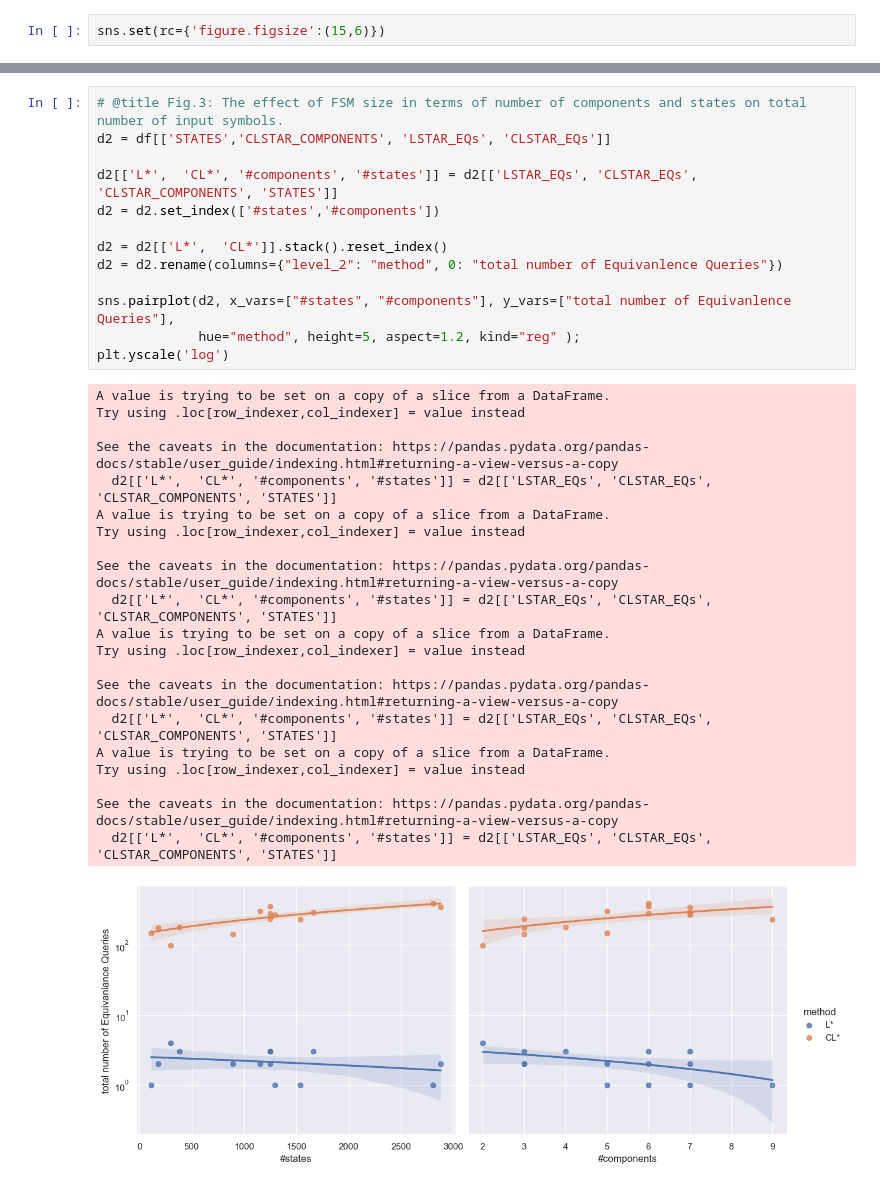
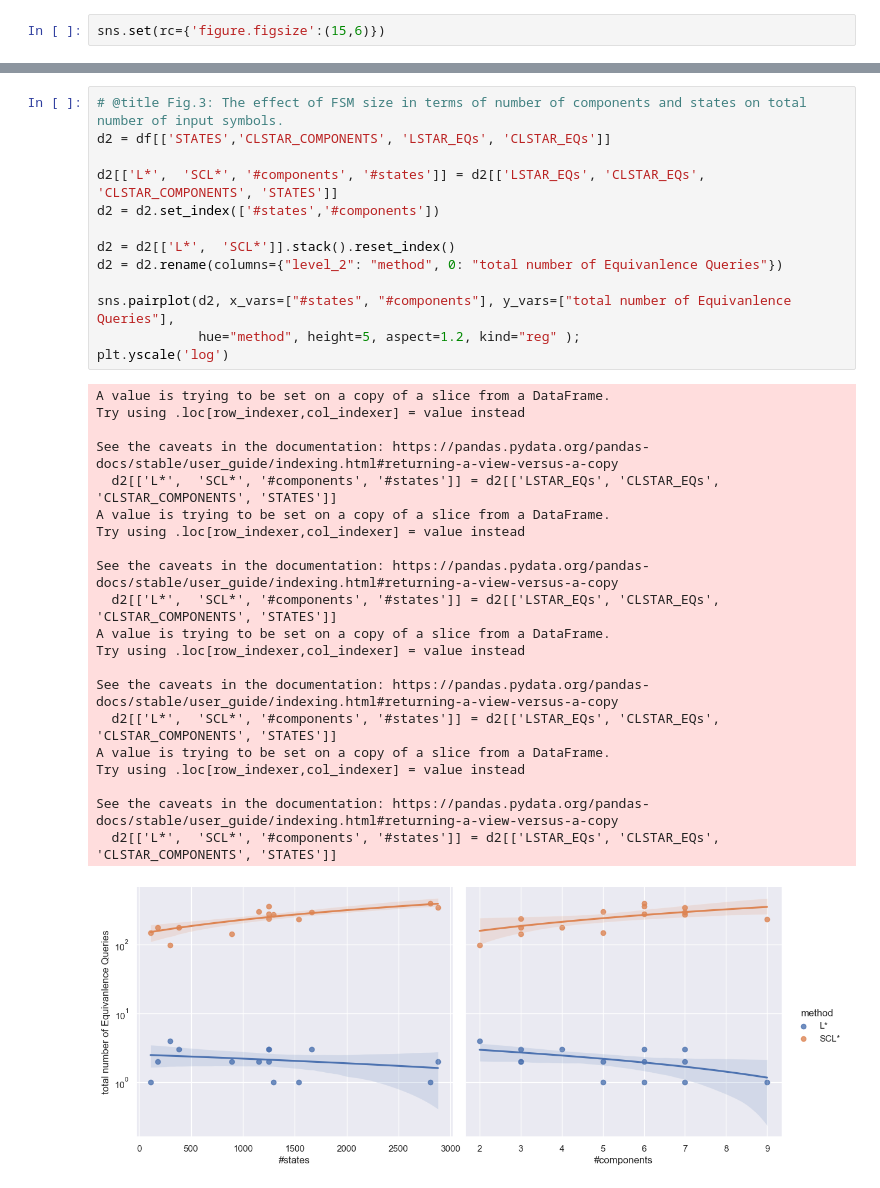
Before and after one commit to AryanBastani/SCL-Star, a Jupyter notebook: Decomposed_Learning_Results.ipynb, the cells around one changed output, grey strips where cells are left out. Cells and saved outputs as stored; diff of their text form.

```diff
--- a/Decomposed_Learning_Results.ipynb
+++ b/Decomposed_Learning_Results.ipynb
@@ -367,35 +367,35 @@ See the caveats in the documentation: https://pandas.pydata.org/pandas-docs/stab
 # %%
 # @title Fig.3: The effect of FSM size in terms of number of components and states on total number of input symbols.
 d2 = df[['STATES','CLSTAR_COMPONENTS', 'LSTAR_EQs', 'CLSTAR_EQs']]
 
-d2[['L*',  'CL*', '#components', '#states']] = d2[['LSTAR_EQs', 'CLSTAR_EQs', 'CLSTAR_COMPONENTS', 'STATES']]
+d2[['L*',  'SCL*', '#components', '#states']] = d2[['LSTAR_EQs', 'CLSTAR_EQs', 'CLSTAR_COMPONENTS', 'STATES']]
 d2 = d2.set_index(['#states','#components'])
 
-d2 = d2[['L*',  'CL*']].stack().reset_index()
+d2 = d2[['L*',  'SCL*']].stack().reset_index()
 d2 = d2.rename(columns={"level_2": "method", 0: "total number of Equivanlence Queries"})
 
 sns.pairplot(d2, x_vars=["#states", "#components"], y_vars=["total number of Equivanlence Queries"],
              hue="method", height=5, aspect=1.2, kind="reg" );
 plt.yscale('log')
 # %% [output]
 A value is trying to be set on a copy of a slice from a DataFrame.
 Try using .loc[row_indexer,col_indexer] = value instead
 
 See the caveats in the documentation: https://pandas.pydata.org/pandas-docs/stable/user_guide/indexing.html#returning-a-view-versus-a-copy
-  d2[['L*',  'CL*', '#components', '#states']] = d2[['LSTAR_EQs', 'CLSTAR_EQs', 'CLSTAR_COMPONENTS', 'STATES']]
+  d2[['L*',  'SCL*', '#components', '#states']] = d2[['LSTAR_EQs', 'CLSTAR_EQs', 'CLSTAR_COMPONENTS', 'STATES']]
 A value is trying to be set on a copy of a slice from a DataFrame.
 Try using .loc[row_indexer,col_indexer] = value instead
 
 See the caveats in the documentation: https://pandas.pydata.org/pandas-docs/stable/user_guide/indexing.html#returning-a-view-versus-a-copy
-  d2[['L*',  'CL*', '#components', '#states']] = d2[['LSTAR_EQs', 'CLSTAR_EQs', 'CLSTAR_COMPONENTS', 'STATES']]
+  d2[['L*',  'SCL*', '#components', '#states']] = d2[['LSTAR_EQs', 'CLSTAR_EQs', 'CLSTAR_COMPONENTS', 'STATES']]
 A value is trying to be set on a copy of a slice from a DataFrame.
 Try using .loc[row_indexer,col_indexer] = value instead
 
 See the caveats in the documentation: https://pandas.pydata.org/pandas-docs/stable/user_guide/indexing.html#returning-a-view-versus-a-copy
-  d2[['L*',  'CL*', '#components', '#states']] = d2[['LSTAR_EQs', 'CLSTAR_EQs', 'CLSTAR_COMPONENTS', 'STATES']]
+  d2[['L*',  'SCL*', '#components', '#states']] = d2[['LSTAR_EQs', 'CLSTAR_EQs', 'CLSTAR_COMPONENTS', 'STATES']]
 A value is trying to be set on a copy of a slice from a DataFrame.
 Try using .loc[row_indexer,col_indexer] = value instead
 
 See the caveats in the documentation: https://pandas.pydata.org/pandas-docs/stable/user_guide/indexing.html#returning-a-view-versus-a-copy
-  d2[['L*',  'CL*', '#components', '#states']] = d2[['LSTAR_EQs', 'CLSTAR_EQs', 'CLSTAR_COMPONENTS', 'STATES']]
+  d2[['L*',  'SCL*', '#components', '#states']] = d2[['LSTAR_EQs', 'CLSTAR_EQs', 'CLSTAR_COMPONENTS', 'STATES']]
-[figure, old version]
+[figure, new version]
```
Also changed, not shown: parts of 3 cells of this notebook, 1 other file.
